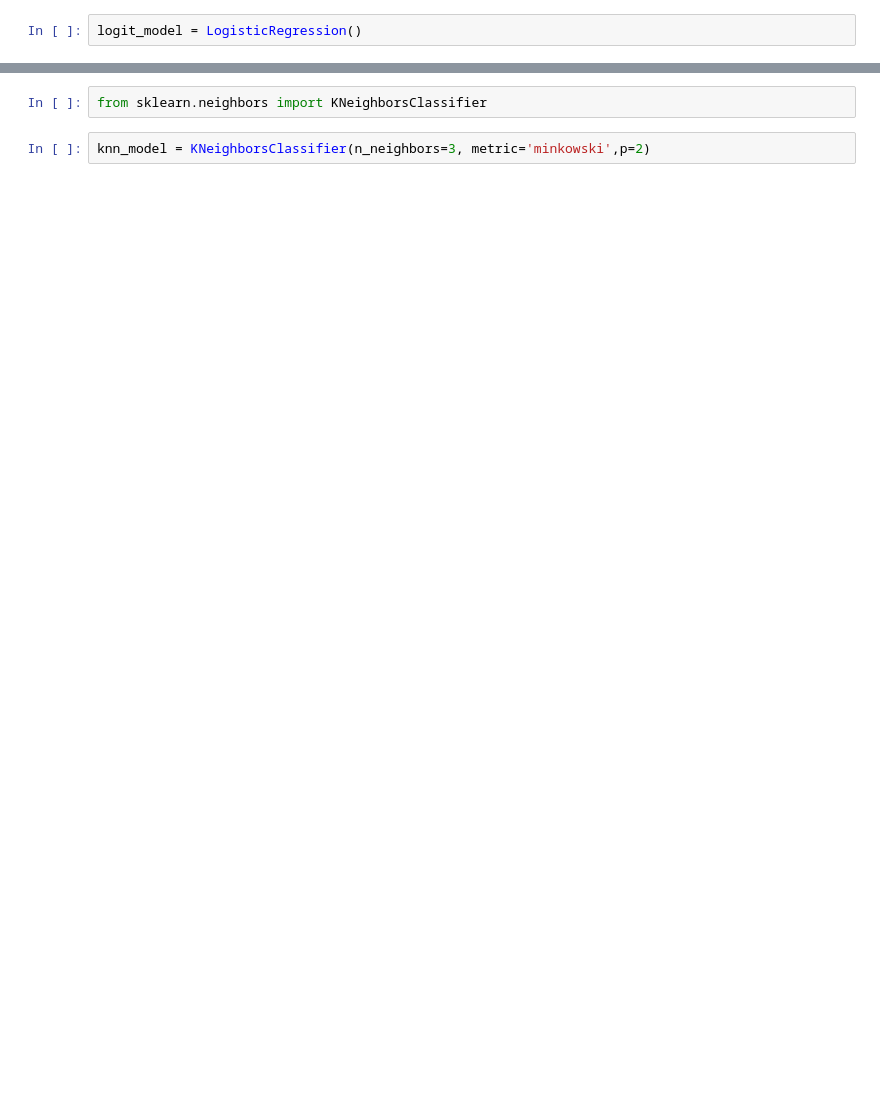
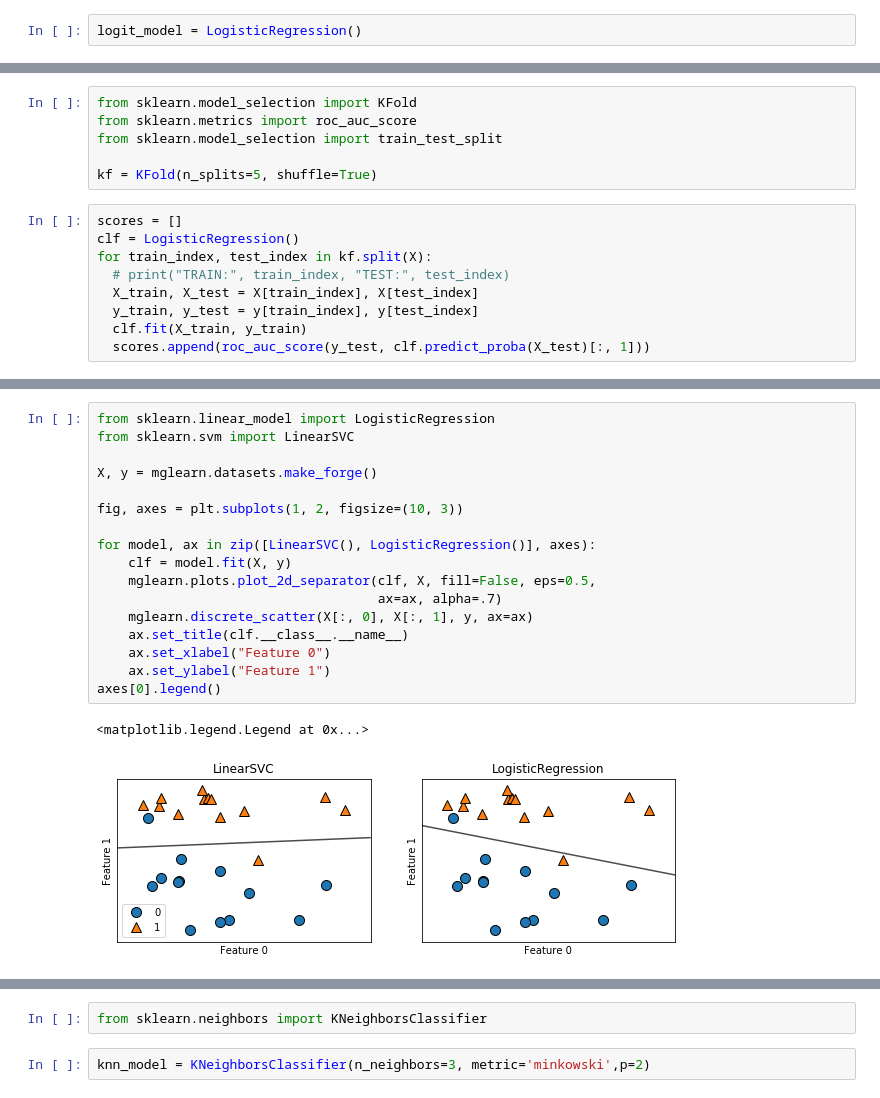
Before and after one commit to satriobhirawa/Private-DataScience-MachineLearning, a Jupyter notebook: Test Code.ipynb, the cells around one changed output, grey strips where cells are left out. Cells and saved outputs as stored; diff of their text form; blank space fills up the shorter version.

```diff
--- a/Test Code.ipynb
+++ b/Test Code.ipynb
@@ -144,0 +159,15 @@ NameError: name 'X_test' is not defined
+# %%
+from sklearn.model_selection import KFold
+from sklearn.metrics import roc_auc_score
+from sklearn.model_selection import train_test_split
+
+kf = KFold(n_splits=5, shuffle=True)
+# %%
+scores = []
+clf = LogisticRegression()
+for train_index, test_index in kf.split(X):
+  # print("TRAIN:", train_index, "TEST:", test_index)
+  X_train, X_test = X[train_index], X[test_index]
+  y_train, y_test = y[train_index], y[test_index]
+  clf.fit(X_train, y_train)
+  scores.append(roc_auc_score(y_test, clf.predict_proba(X_test)[:, 1]))
@@ -144,0 +202,20 @@ NameError: name 'X_test' is not defined
+# %%
+from sklearn.linear_model import LogisticRegression
+from sklearn.svm import LinearSVC
+
+X, y = mglearn.datasets.make_forge()
+
+fig, axes = plt.subplots(1, 2, figsize=(10, 3))
+
+for model, ax in zip([LinearSVC(), LogisticRegression()], axes):
+    clf = model.fit(X, y)
+    mglearn.plots.plot_2d_separator(clf, X, fill=False, eps=0.5,
+                                    ax=ax, alpha=.7)
+    mglearn.discrete_scatter(X[:, 0], X[:, 1], y, ax=ax)
+    ax.set_title(clf.__class__.__name__)
+    ax.set_xlabel("Feature 0")
+    ax.set_ylabel("Feature 1")
+axes[0].legend()
+# %% [output]
+<matplotlib.legend.Legend at 0x...>
+[figure, added]
```
Also changed, not shown: parts of 53 cells of this notebook, 2 other files.
